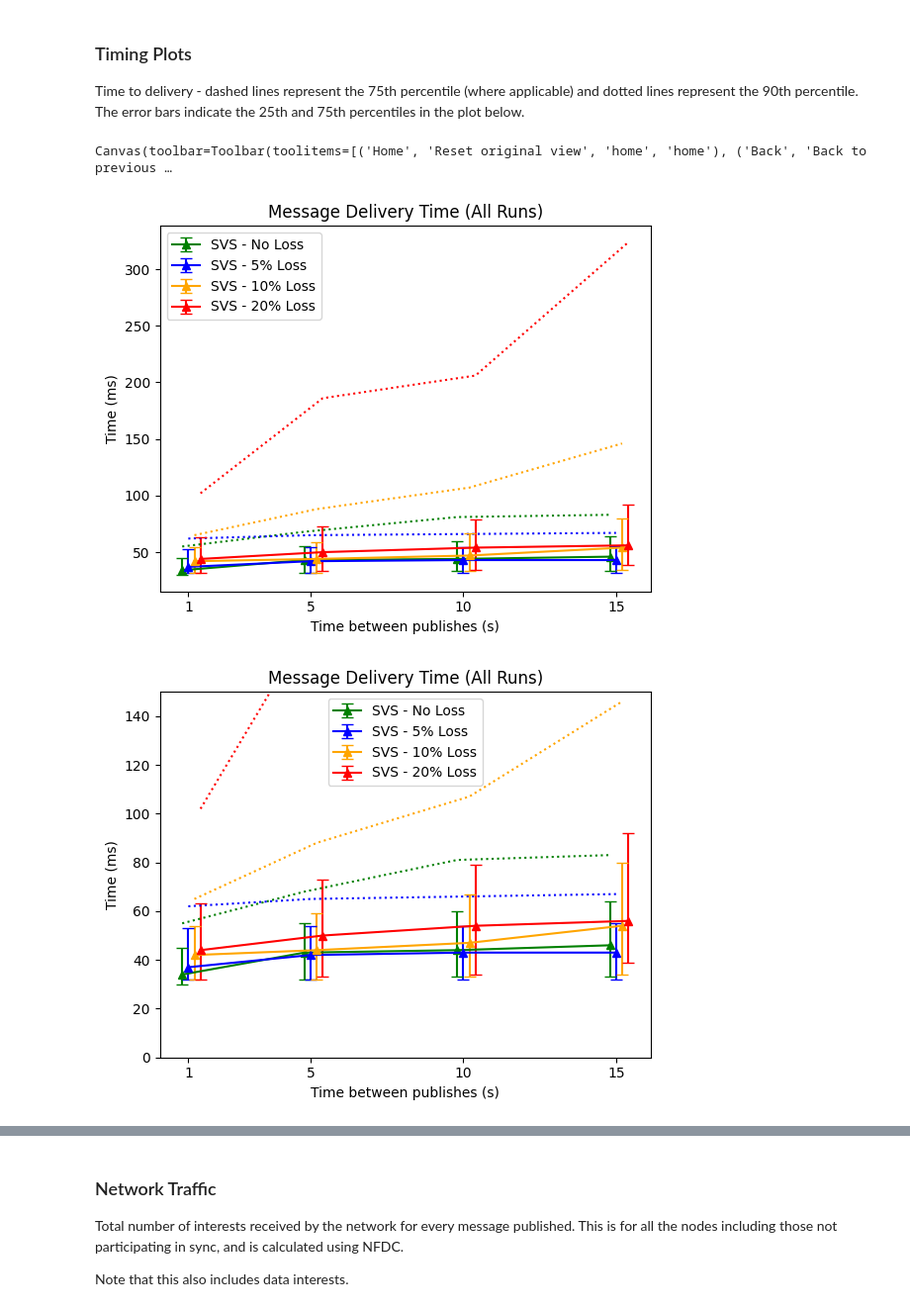
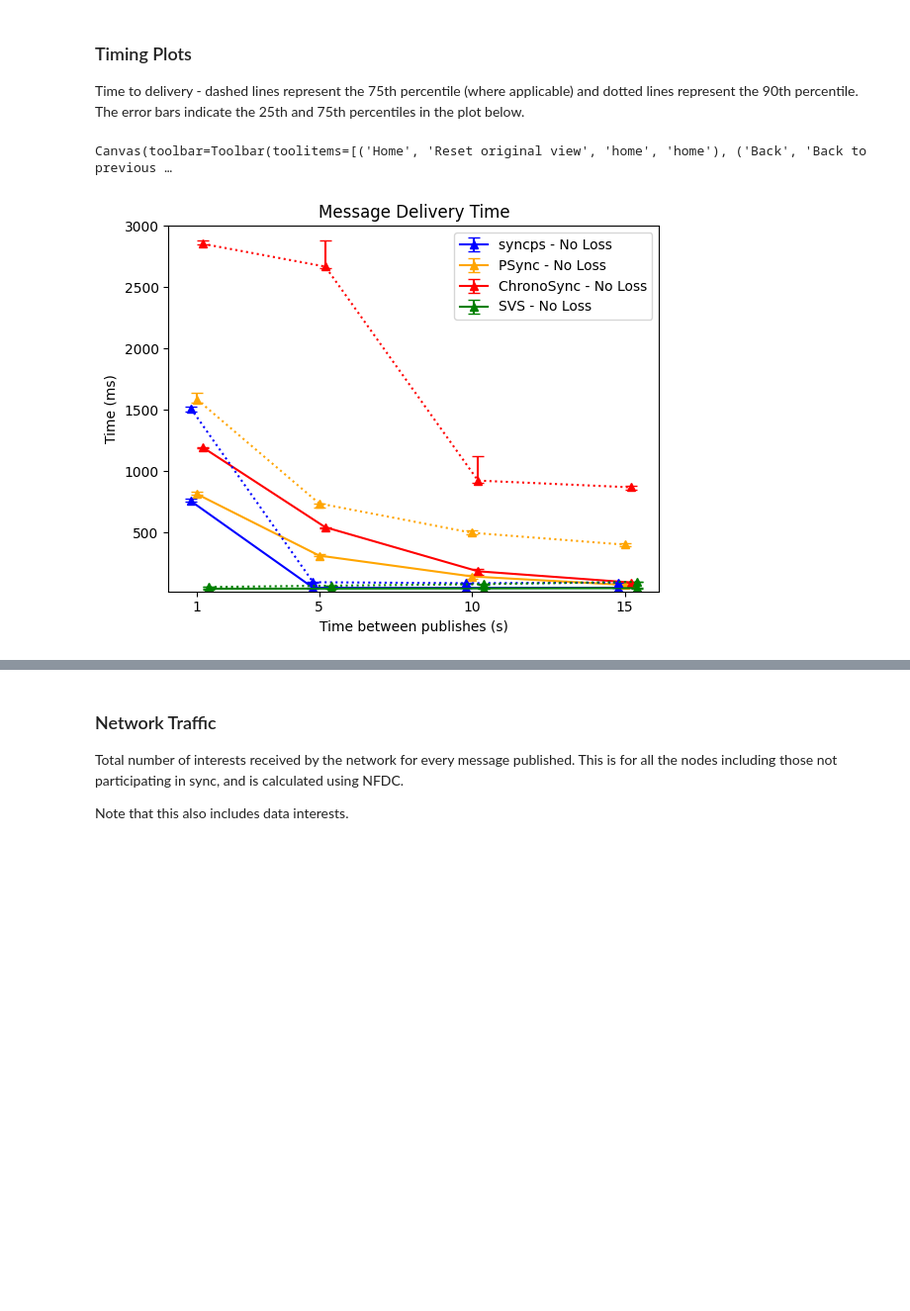
Before and after one commit to pulsejet/ndn-sync-eval, a Jupyter notebook: results.ipynb, the cells around one changed output, grey strips where cells are left out. Shown: that part at 99% size. Cells and saved outputs as stored; diff of their text form; code cells hidden in the pictures; blank space fills up the shorter version.

```diff
--- a/results.ipynb
+++ b/results.ipynb
@@ -59,14 +59,12 @@ def process_log(LOG_PREFIX):
     PUBLISH_TIMES_DATA[LOG_PREFIX] = [[] for x in PUB_TIMING_VALS]
     SYNC_INT_DATA[LOG_PREFIX] = [[] for x in PUB_TIMING_VALS]
     SUCCESS_DATA[LOG_PREFIX] = [[] for x in PUB_TIMING_VALS]
+    SUPPRESSION_DATA[LOG_PREFIX] = [[] for x in PUB_TIMING_VALS]
     NUM_PUBLISHED_DATA[LOG_PREFIX] = [[] for x in PUB_TIMING_VALS]
 
-    NUM_nInInterests[LOG_PREFIX] = [[] for x in PUB_TIMING_VALS]
-    NUM_nOutData[LOG_PREFIX] = [[] for x in PUB_TIMING_VALS]
+    NUM_nInInterestsData[LOG_PREFIX] = [[] for x in PUB_TIMING_VALS]
 
     for i_t, PUB_TIMING in enumerate(PUB_TIMING_VALS):
-        CODE_COUNTS = defaultdict(int)
-
         for RUN_NUMBER in RUN_NUMBER_VALS:
             PUBLISHING_NODES = []
 
@@ -80,6 +78,7 @@ def process_log(LOG_PREFIX):
             SYNCS = {}
             RECIEVES = {}
             SYNC_INTS = 0
+            CODE_COUNTS = defaultdict(int)
 
             for logfile in glob.glob(LOG_DIR + "/*.log"):
                 nodename = logfile.split('/')[-1].split('.')[0]
@@ -147,7 +146,7 @@ def process_log(LOG_PREFIX):
             NUM_PUBLISHED_DATA[LOG_PREFIX][i_t].append(len(PUBLISHES))
 
             nInInterests = 0
-            nOutData = 0
+            nInData = 0
             for startfile in glob.glob(LOG_DIR + "/report-start-*.status"):
                 nodename = startfile.split('/')[-1].split('.')[0].split('-')[-1]
                 endfile = startfile.replace('report-start', 'report-end')
@@ -172,10 +171,9 @@ def process_log(LOG_PREFIX):
                 end = read_status_file(endfile)
 
                 nInInterests += end['nInInterests'] - start['nInInterests']
-                nOutData += end['nOutData'] - start['nOutData']
+                nInData += end['nInData'] - start['nInData']
 
-            NUM_nInInterests[LOG_PREFIX][i_t].append(nInInterests / len(PUBLISHES))
-            NUM_nOutData[LOG_PREFIX][i_t].append(nOutData / len(PUBLISHES))
+            NUM_nInInterestsData[LOG_PREFIX][i_t].append((nInInterests + nInData) / len(PUBLISHES))
 
             '''
             # Average latency calculation
@@ -188,7 +186,9 @@ def process_log(LOG_PREFIX):
             print(sum(LATENCIES)/len(LATENCIES))
             '''
 
-        print(dict(CODE_COUNTS))
+            if 'proto' in vars() and proto == "svs":
+                suppression_percent = CODE_COUNTS['SYNC_REPLY_SUPPRESSED'] / (CODE_COUNTS['SYNC_REPLY_SENT_NO_RECORD'] + CODE_COUNTS['SYNC_REPLY_SENT_RECORD_OLD'] + CODE_COUNTS['SYNC_REPLY_SUPPRESSED'])
+                SUPPRESSION_DATA[LOG_PREFIX][i_t].append(suppression_percent)
 
     print("Done", LOG_PREFIX)
 # %%
@@ -271,19 +273,20 @@ def do_plots(glob_data, ax, ninety=False, fmt='-^', label=True):
 Time to delivery - dashed lines represent the 75th percentile (where applicable) and dotted lines represent the 90th percentile. The error bars indicate the 25th and 75th percentiles in the plot below.
 # %%
 fig, ax = plt.subplots()
-ax.set_title('Message Delivery Time (All Runs)')
+ax.set_title('Message Delivery Time')
 ax.set_ylabel('Time (ms)')
 ax.set_xlabel('Time between publishes (s)')
 ax.set_xticks(PUB_TIMING_VALS_SEC)
 
-do_plots(TIMING_DATA, ax, ninety=True)
+do_plots(TIMING_DATA_50, ax)
+#do_plots(TIMING_DATA_75, ax, fmt='--^', label=False)
+do_plots(TIMING_DATA_90, ax, fmt=':^', label=False)
 
 ax.legend()
-display(fig)
-ax.set_ylim(0, 150)
+if 'proto' not in vars():
+    ax.set_ylim(20, 3000)
 display(fig)
 plt.close()
 # %% [output]
 Canvas(toolbar=Toolbar(toolitems=[('Home', 'Reset original view', 'home', 'home'), ('Back', 'Back to previous …
-[figure, old version]
+[figure, new version]
-[figure, removed]
```
Also changed, not shown: parts of 9 cells of this notebook.
